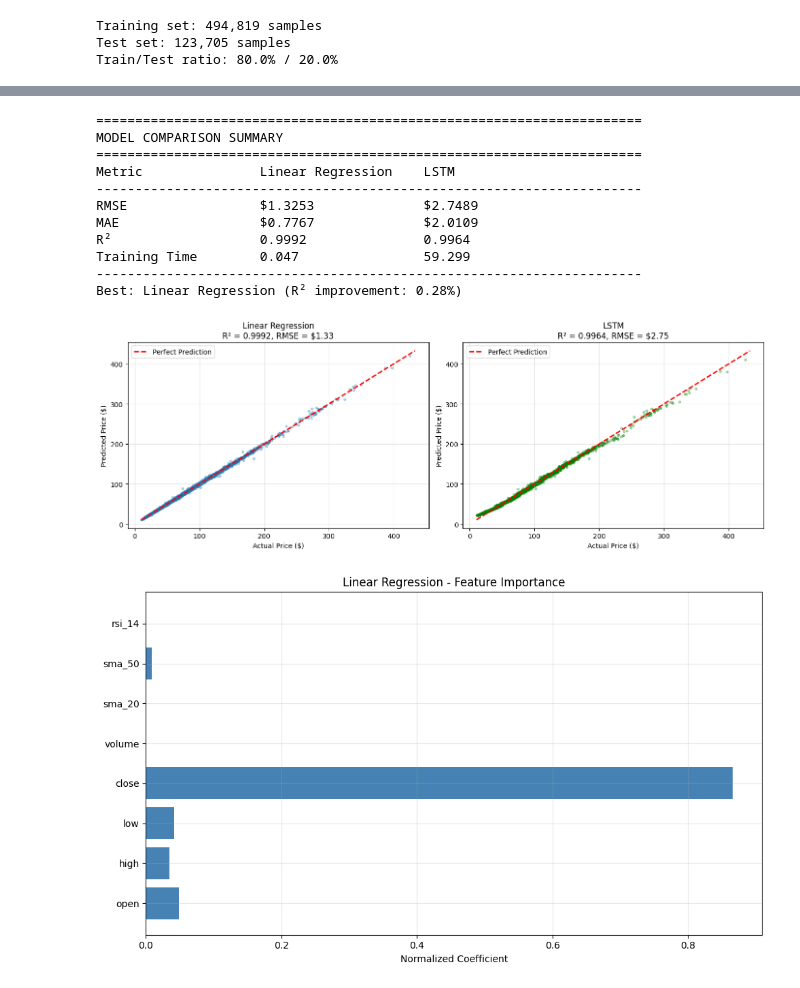
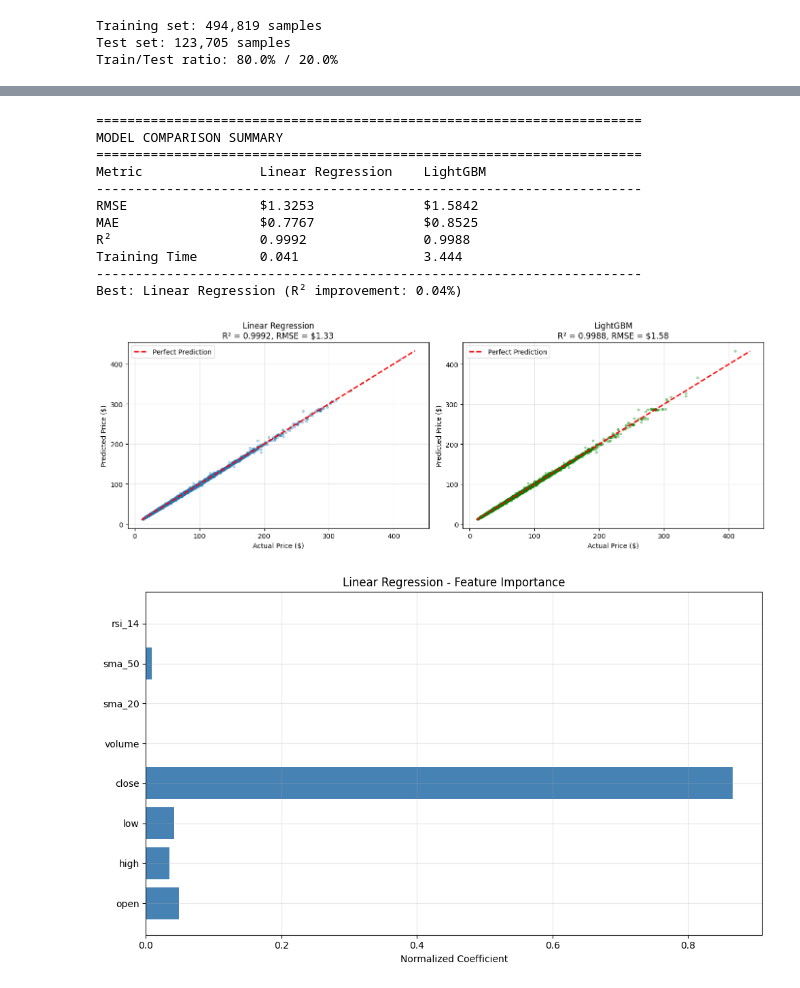
Before and after one commit to qurore/stock-analysis-a1, a Jupyter notebook: notebooks/part2_analysis_modeling.ipynb, the cells around one changed output, grey strips where cells are left out. Drawn from its saved outputs; the diff is of its cells as text; code cells hidden in the pictures.

```diff
--- a/notebooks/part2_analysis_modeling.ipynb
+++ b/notebooks/part2_analysis_modeling.ipynb
@@ -613,63 +561,63 @@ plt.show()
 print("\n" + "="*70)
 print("MODEL COMPARISON SUMMARY")
 print("="*70)
-print(f"{'Metric':<20} {'Linear Regression':<20} {'LSTM':<20}")
+print(f"{'Metric':<20} {'Linear Regression':<20} {'LightGBM':<20}")
 print("-"*70)
-print(f"{'RMSE':<20} ${lr_rmse:<19.4f} ${lstm_rmse:<19.4f}")
-print(f"{'MAE':<20} ${lr_mae:<19.4f} ${lstm_mae:<19.4f}")
-print(f"{'R²':<20} {lr_r2:<20.4f} {lstm_r2:<20.4f}")
-print(f"{'Training Time':<20} {lr_train_time:<20.3f} {lstm_train_time:<20.3f}")
+print(f"{'RMSE':<20} ${lr_rmse:<19.4f} ${lgb_rmse:<19.4f}")
+print(f"{'MAE':<20} ${lr_mae:<19.4f} ${lgb_mae:<19.4f}")
+print(f"{'R²':<20} {lr_r2:<20.4f} {lgb_r2:<20.4f}")
+print(f"{'Training Time':<20} {lr_train_time:<20.3f} {lgb_train_time:<20.3f}")
 print("-"*70)
 
-if lstm_r2 > lr_r2:
-    print(f"Best: LSTM (R² improvement: {(lstm_r2-lr_r2)*100:.2f}%)")
+if lgb_r2 > lr_r2:
+    print(f"Best: LightGBM (R² improvement: {(lgb_r2-lr_r2)*100:.2f}%)")
 else:
-    print(f"Best: Linear Regression (R² improvement: {(lr_r2-lstm_r2)*100:.2f}%)")
+    print(f"Best: Linear Regression (R² improvement: {(lr_r2-lgb_r2)*100:.2f}%)")
 # %% [output]
 ======================================================================
 MODEL COMPARISON SUMMARY
 ======================================================================
-Metric               Linear Regression    LSTM
+Metric               Linear Regression    LightGBM
 ----------------------------------------------------------------------
-RMSE                 $1.3253              $2.7489
-MAE                  $0.7767              $2.0109
-R²                   0.9992               0.9964
-Training Time        0.047                59.299
+RMSE                 $1.3253              $1.5842
+MAE                  $0.7767              $0.8525
+R²                   0.9992               0.9988
+Training Time        0.041                3.444
 ----------------------------------------------------------------------
-Best: Linear Regression (R² improvement: 0.28%)
+Best: Linear Regression (R² improvement: 0.04%)
 # %%
 # Visualization: Actual vs Predicted
 fig, axes = plt.subplots(1, 2, figsize=(14, 5))
 
 # Sample for visualization (too many points)
 sample_size = min(5000, len(y_test))
 sample_idx = np.random.choice(len(y_test), sample_size, replace=False)
 
 # Linear Regression
 ax1 = axes[0]
 ax1.scatter(y_test.iloc[sample_idx], y_pred_lr[sample_idx], alpha=0.3, s=10)
 ax1.plot([y_test.min(), y_test.max()], [y_test.min(), y_test.max()], 'r--', lw=2, label='Perfect Prediction')
 ax1.set_xlabel('Actual Price ($)')
 ax1.set_ylabel('Predicted Price ($)')
 ax1.set_title(f'Linear Regression\nR² = {lr_r2:.4f}, RMSE = ${lr_rmse:.2f}')
 ax1.legend()
 ax1.grid(True, alpha=0.3)
 
-# LSTM
+# LightGBM
 ax2 = axes[1]
-ax2.scatter(y_test.iloc[sample_idx], y_pred_lstm[sample_idx], alpha=0.3, s=10, color='green')
+ax2.scatter(y_test.iloc[sample_idx], y_pred_lgb[sample_idx], alpha=0.3, s=10, color='green')
 ax2.plot([y_test.min(), y_test.max()], [y_test.min(), y_test.max()], 'r--', lw=2, label='Perfect Prediction')
 ax2.set_xlabel('Actual Price ($)')
 ax2.set_ylabel('Predicted Price ($)')
-ax2.set_title(f'LSTM\nR² = {lstm_r2:.4f}, RMSE = ${lstm_rmse:.2f}')
+ax2.set_title(f'LightGBM\nR² = {lgb_r2:.4f}, RMSE = ${lgb_rmse:.2f}')
 ax2.legend()
 ax2.grid(True, alpha=0.3)
 
 plt.tight_layout()
 plt.savefig(DATA_DIR / 'model_comparison.png', dpi=150, bbox_inches='tight')
 plt.show()
 # %% [output]
-[figure, old version]
+[figure, new version]
 # %%
 # Feature Importance: Linear Regression
 fig, ax = plt.subplots(figsize=(10, 6))
```
Also changed, not shown: parts of 11 cells of this notebook, 11 other files.
